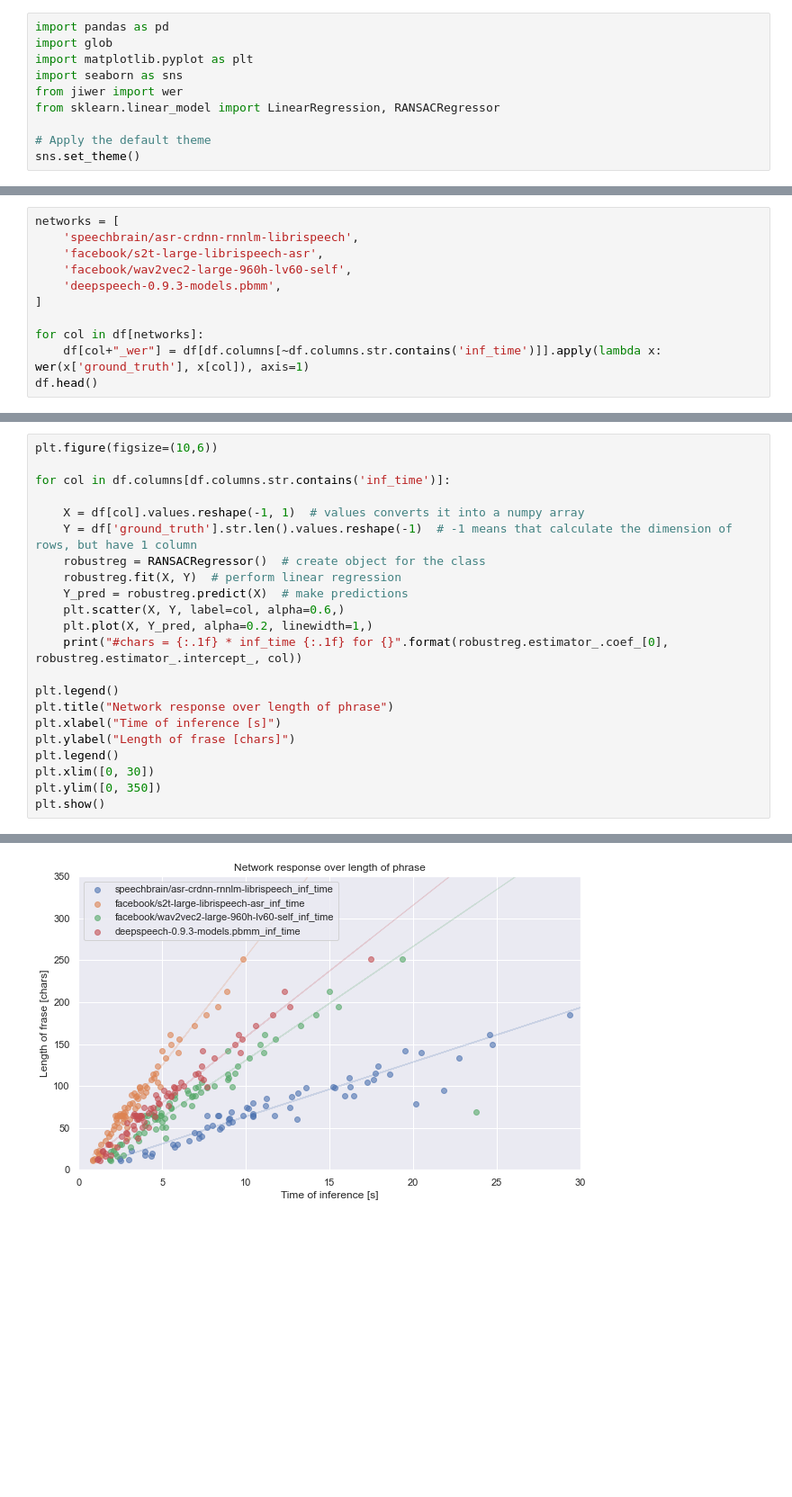
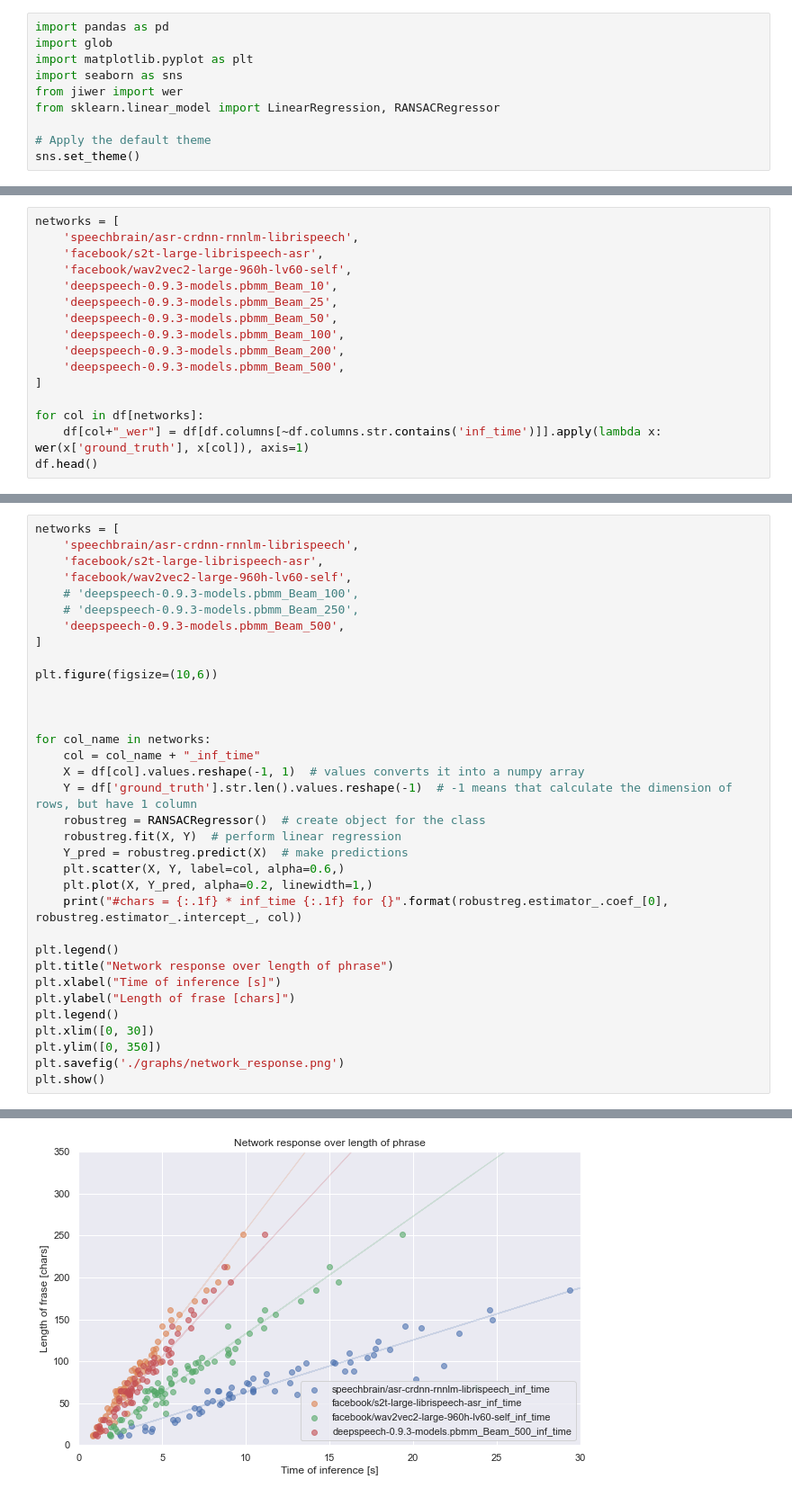
Before and after one commit to lucasagrizzi/ASR, a Jupyter notebook: eval/evaluation_networks.ipynb, the cells around one changed output, grey strips where cells are left out. Shown: that part at 90% size. Saved outputs shown, nothing was run; the diff lists cells and outputs as text; blank space fills up the shorter version.

```diff
--- a/eval/evaluation_networks.ipynb
+++ b/eval/evaluation_networks.ipynb
@@ -25,7 +32,12 @@ networks = [
     'speechbrain/asr-crdnn-rnnlm-librispeech',
     'facebook/s2t-large-librispeech-asr',
     'facebook/wav2vec2-large-960h-lv60-self',
-    'deepspeech-0.9.3-models.pbmm',
+    'deepspeech-0.9.3-models.pbmm_Beam_10',
+    'deepspeech-0.9.3-models.pbmm_Beam_25',
+    'deepspeech-0.9.3-models.pbmm_Beam_50',
+    'deepspeech-0.9.3-models.pbmm_Beam_100',
+    'deepspeech-0.9.3-models.pbmm_Beam_200',
+    'deepspeech-0.9.3-models.pbmm_Beam_500',
 ]
 
 for col in df[networks]:
@@ -48,10 +62,21 @@ plt.show()
 # %% [output]
 [figure]
 # %%
+networks = [
+    'speechbrain/asr-crdnn-rnnlm-librispeech',
+    'facebook/s2t-large-librispeech-asr',
+    'facebook/wav2vec2-large-960h-lv60-self',
+    # 'deepspeech-0.9.3-models.pbmm_Beam_100',
+    # 'deepspeech-0.9.3-models.pbmm_Beam_250',
+    'deepspeech-0.9.3-models.pbmm_Beam_500',
+]
+
 plt.figure(figsize=(10,6))
 
-for col in df.columns[df.columns.str.contains('inf_time')]:
 
+
+for col_name in networks:
+    col = col_name + "_inf_time"
     X = df[col].values.reshape(-1, 1)  # values converts it into a numpy array
     Y = df['ground_truth'].str.len().values.reshape(-1)  # -1 means that calculate the dimension of rows, but have 1 column
     robustreg = RANSACRegressor()  # create object for the class
@@ -68,5 +93,6 @@ plt.ylabel("Length of frase [chars]")
 plt.legend()
 plt.xlim([0, 30])
 plt.ylim([0, 350])
+plt.savefig('./graphs/network_response.png')
 plt.show()
 # %% [output]
@@ -77 +103 @@ plt.show()
-[figure, old version]
+[figure, new version]
```
Also changed, not shown: parts of 11 cells of this notebook, 7 other files.
